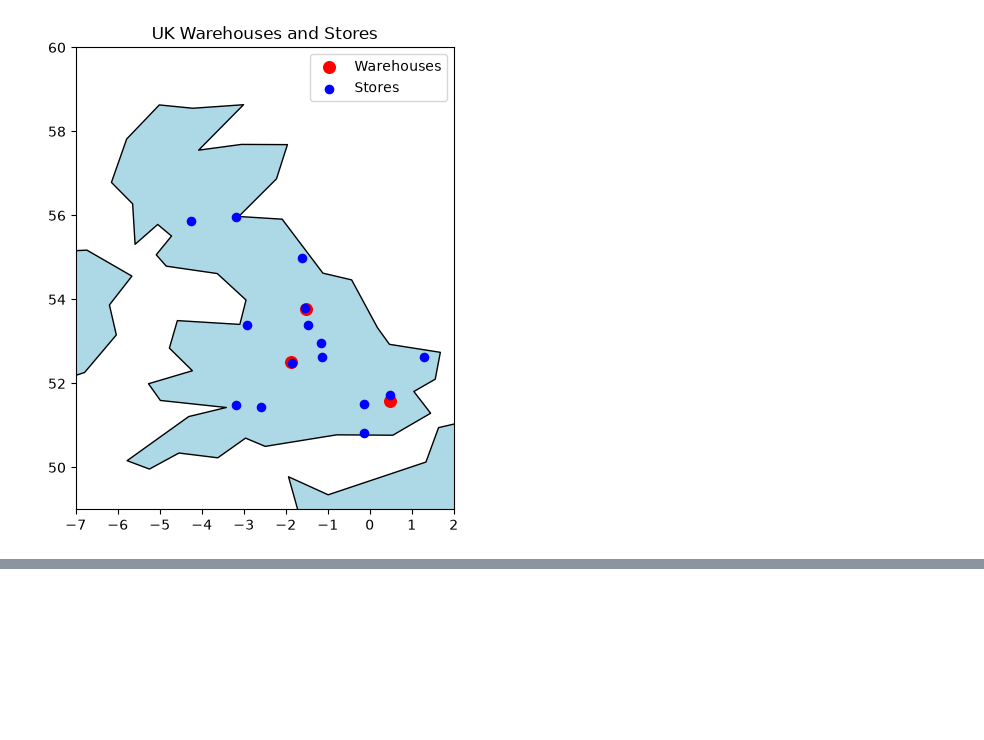
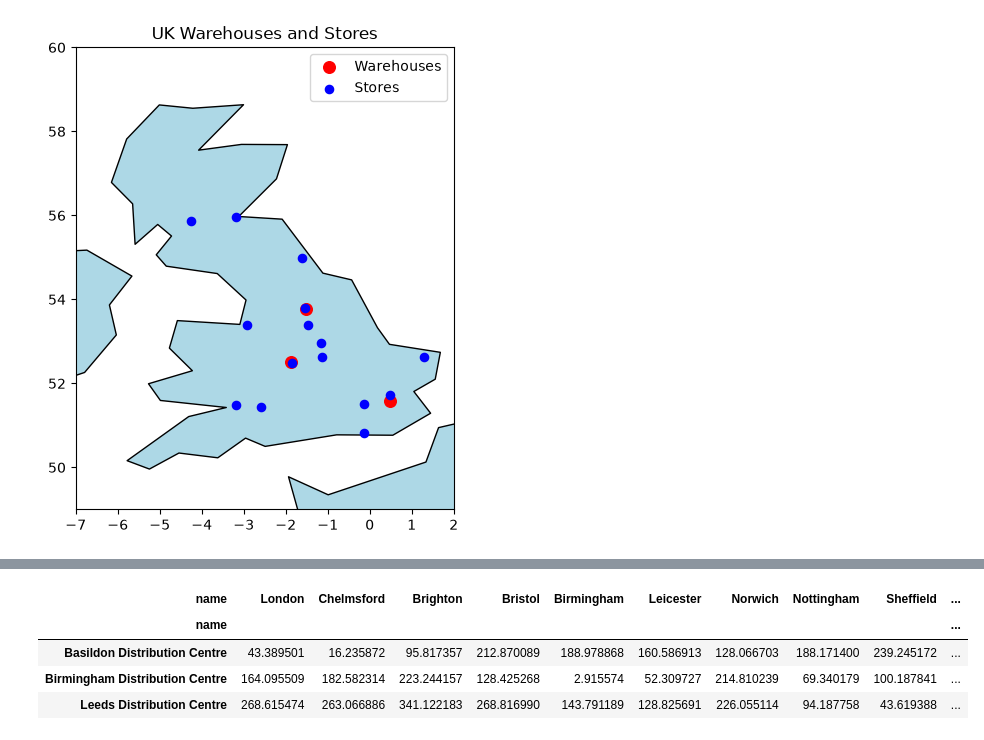
Before and after one commit to pyjpg/Warehouse_Linear-Optimisation, a Jupyter notebook: scripts/main.ipynb, the cells around one changed output, grey strips where cells are left out. Cells and saved outputs as stored; diff of their text form; code cells hidden in the pictures; blank space fills up the shorter version.

```diff
--- a/scripts/main.ipynb
+++ b/scripts/main.ipynb
@@ -133,0 +158,8 @@ f
+# %%
+dist_df
+# %% [output]
+| name | London | Chelmsford | Brighton | Bristol | Birmingham | Leicester | Norwich | Nottingham | Sheffield | ... |
+| name |  |  |  |  |  |  |  |  |  | ... |
+| Basildon Distribution Centre | 43.389501 | 16.235872 | 95.817357 | 212.870089 | 188.978868 | 160.586913 | 128.066703 | 188.171400 | 239.245172 | ... |
+| Birmingham Distribution Centre | 164.095509 | 182.582314 | 223.244157 | 128.425268 | 2.915574 | 52.309727 | 214.810239 | 69.340179 | 100.187841 | ... |
+| Leeds Distribution Centre | 268.615474 | 263.066886 | 341.122183 | 268.816990 | 143.791189 | 128.825691 | 226.055114 | 94.187758 | 43.619388 | ... |
```
Also changed, not shown: parts of 11 cells of this notebook, 1 other file.
